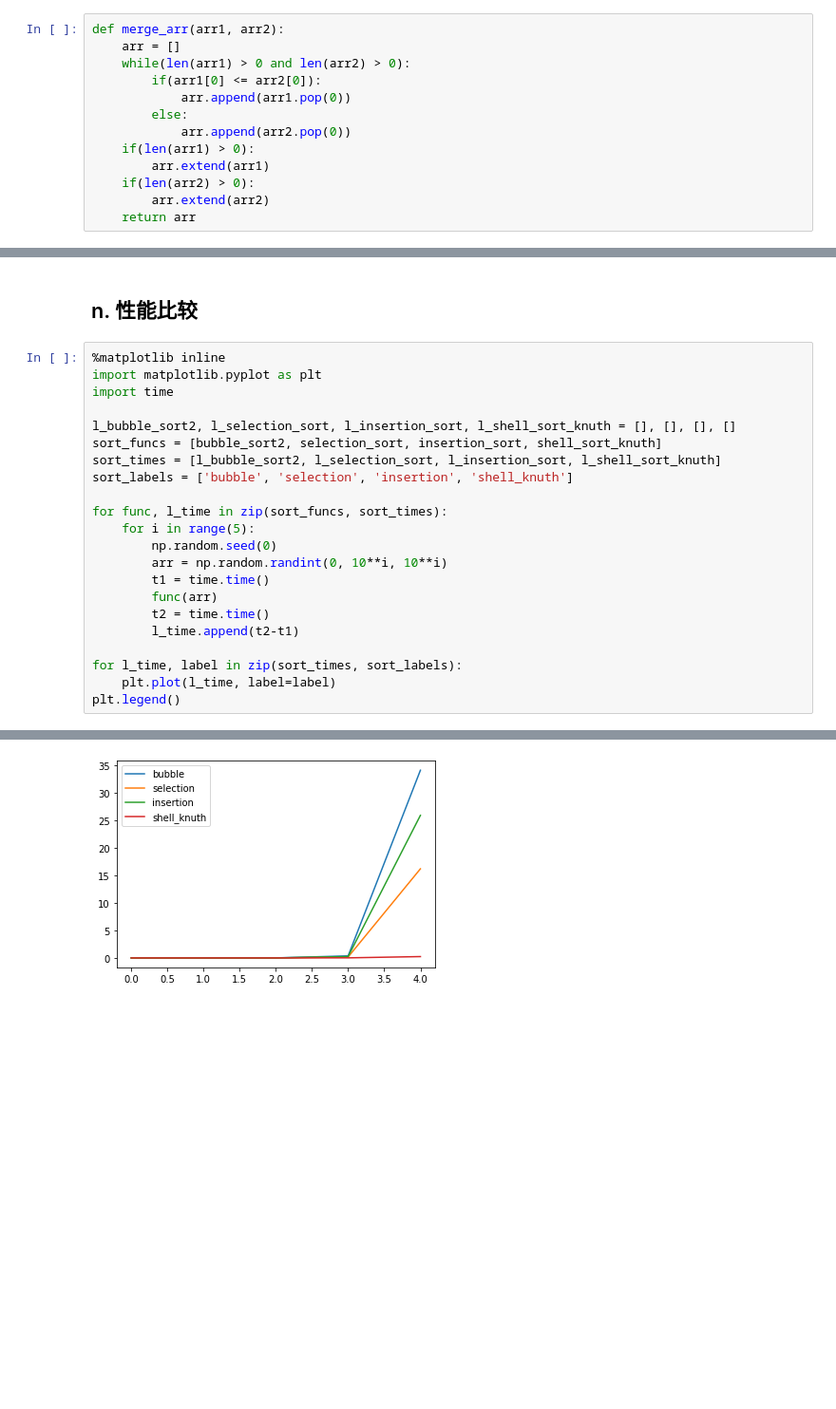
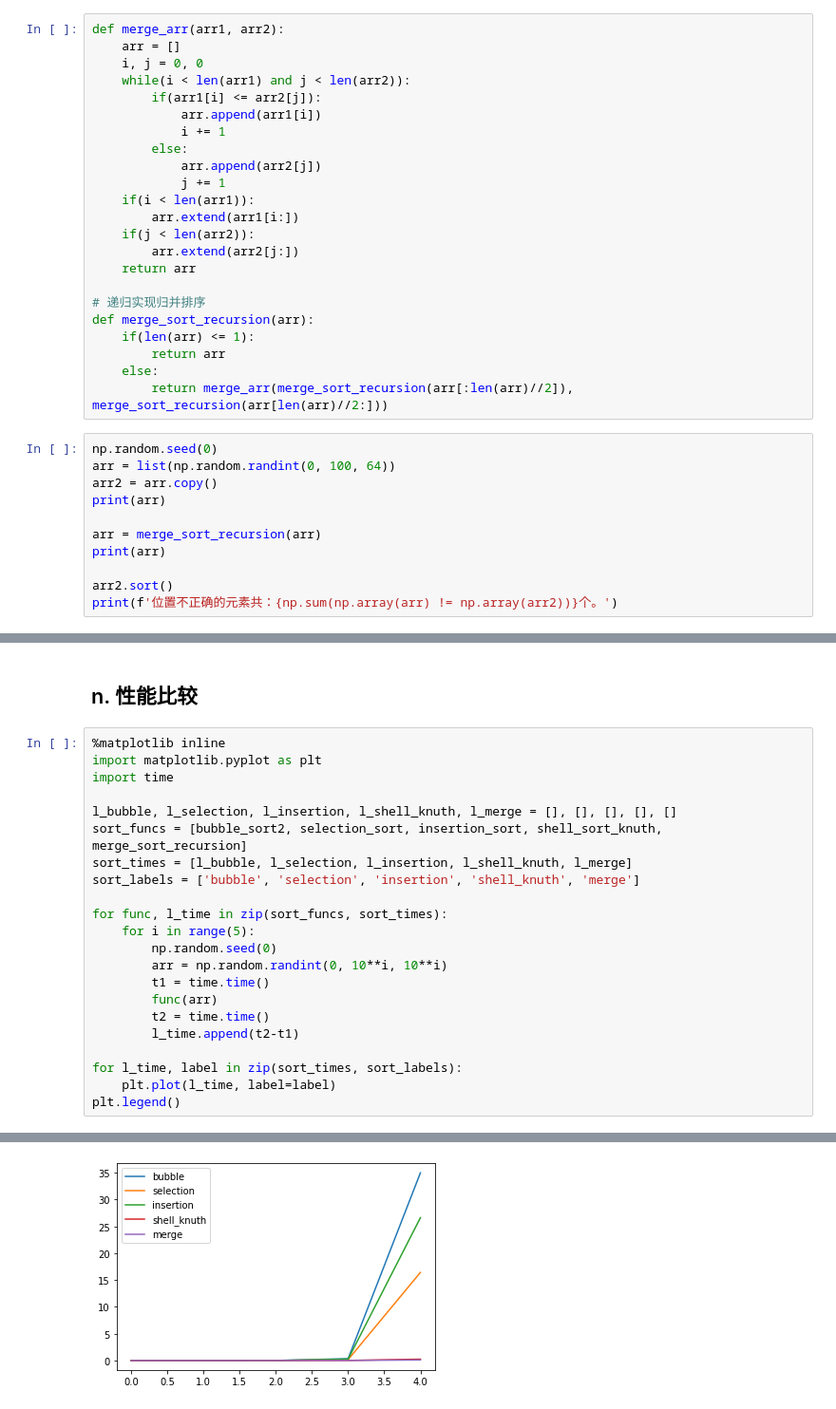
Before and after one commit to michaelbrucelin/HelloLanguage, a Jupyter notebook: Jupyter/Algorithm/Sort/排序算法-Python.ipynb, the cells around one changed output, grey strips where cells are left out. Shown: that part at 95% size. Saved outputs shown, nothing was run; the diff lists cells and outputs as text; blank space fills up the shorter version.

```diff
--- a/Jupyter/Algorithm/Sort/排序算法-Python.ipynb
+++ b/Jupyter/Algorithm/Sort/排序算法-Python.ipynb
@@ -312,13 +252,34 @@ arr
 # %%
 def merge_arr(arr1, arr2):
     arr = []
-    while(len(arr1) > 0 and len(arr2) > 0):
-        if(arr1[0] <= arr2[0]):
-            arr.append(arr1.pop(0))
+    i, j = 0, 0
+    while(i < len(arr1) and j < len(arr2)):
+        if(arr1[i] <= arr2[j]):
+            arr.append(arr1[i])
+            i += 1
         else:
-            arr.append(arr2.pop(0))
-    if(len(arr1) > 0):
-        arr.extend(arr1)
-    if(len(arr2) > 0):
-        arr.extend(arr2)
+            arr.append(arr2[j])
+            j += 1
+    if(i < len(arr1)):
+        arr.extend(arr1[i:])
+    if(j < len(arr2)):
+        arr.extend(arr2[j:])
     return arr
+
+# 递归实现归并排序
+def merge_sort_recursion(arr):
+    if(len(arr) <= 1):
+        return arr
+    else:
+        return merge_arr(merge_sort_recursion(arr[:len(arr)//2]), merge_sort_recursion(arr[len(arr)//2:]))
+# %%
+np.random.seed(0)
+arr = list(np.random.randint(0, 100, 64))
+arr2 = arr.copy()
+print(arr)
+
+arr = merge_sort_recursion(arr)
+print(arr)
+
+arr2.sort()
+print(f'位置不正确的元素共：{np.sum(np.array(arr) != np.array(arr2))}个。')
@@ -339,25 +321,25 @@ def merge_arr(arr1, arr2):
 # %%
 %matplotlib inline
 import matplotlib.pyplot as plt
 import time
 
-l_bubble_sort2, l_selection_sort, l_insertion_sort, l_shell_sort_knuth = [], [], [], []
-sort_funcs = [bubble_sort2, selection_sort, insertion_sort, shell_sort_knuth]
-sort_times = [l_bubble_sort2, l_selection_sort, l_insertion_sort, l_shell_sort_knuth]
-sort_labels = ['bubble', 'selection', 'insertion', 'shell_knuth']
+l_bubble, l_selection, l_insertion, l_shell_knuth, l_merge = [], [], [], [], []
+sort_funcs = [bubble_sort2, selection_sort, insertion_sort, shell_sort_knuth, merge_sort_recursion]
+sort_times = [l_bubble, l_selection, l_insertion, l_shell_knuth, l_merge]
+sort_labels = ['bubble', 'selection', 'insertion', 'shell_knuth', 'merge']
 
 for func, l_time in zip(sort_funcs, sort_times):
     for i in range(5):
         np.random.seed(0)
         arr = np.random.randint(0, 10**i, 10**i)
         t1 = time.time()
         func(arr)
         t2 = time.time()
         l_time.append(t2-t1)
 
 for l_time, label in zip(sort_times, sort_labels):
     plt.plot(l_time, label=label)
 plt.legend()
 # %% [output]
 <matplotlib.legend.Legend at 0x...>
-[figure, old version]
+[figure, new version]
```
Also changed, not shown: parts of 13 cells of this notebook, 1 other file.
